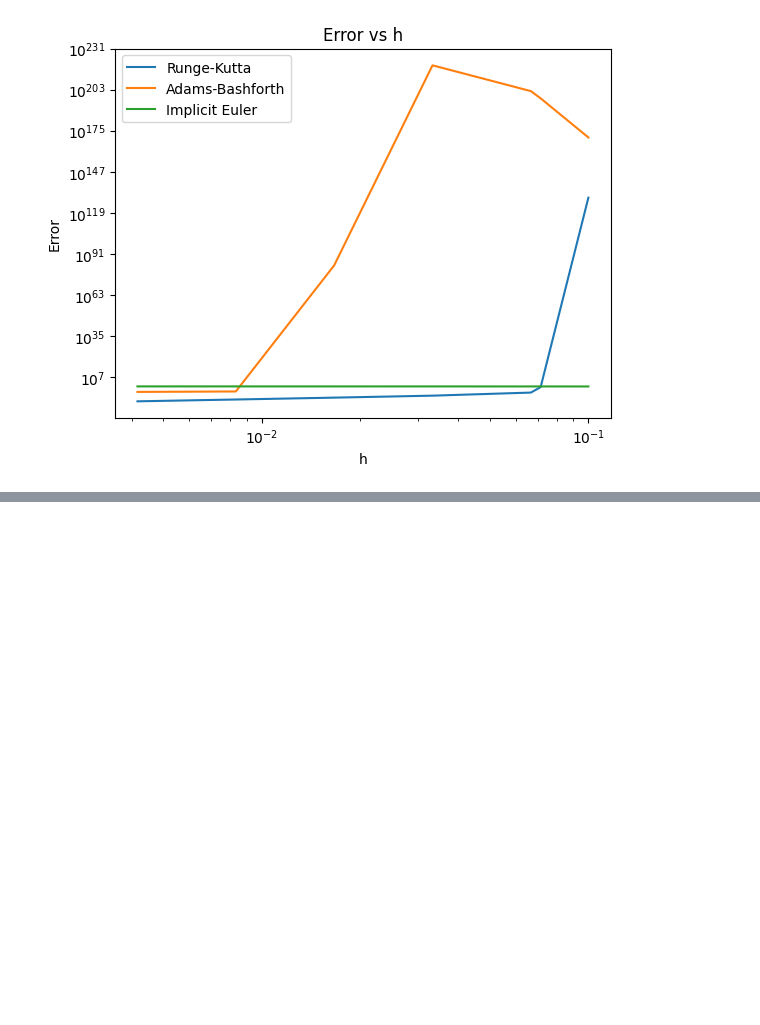
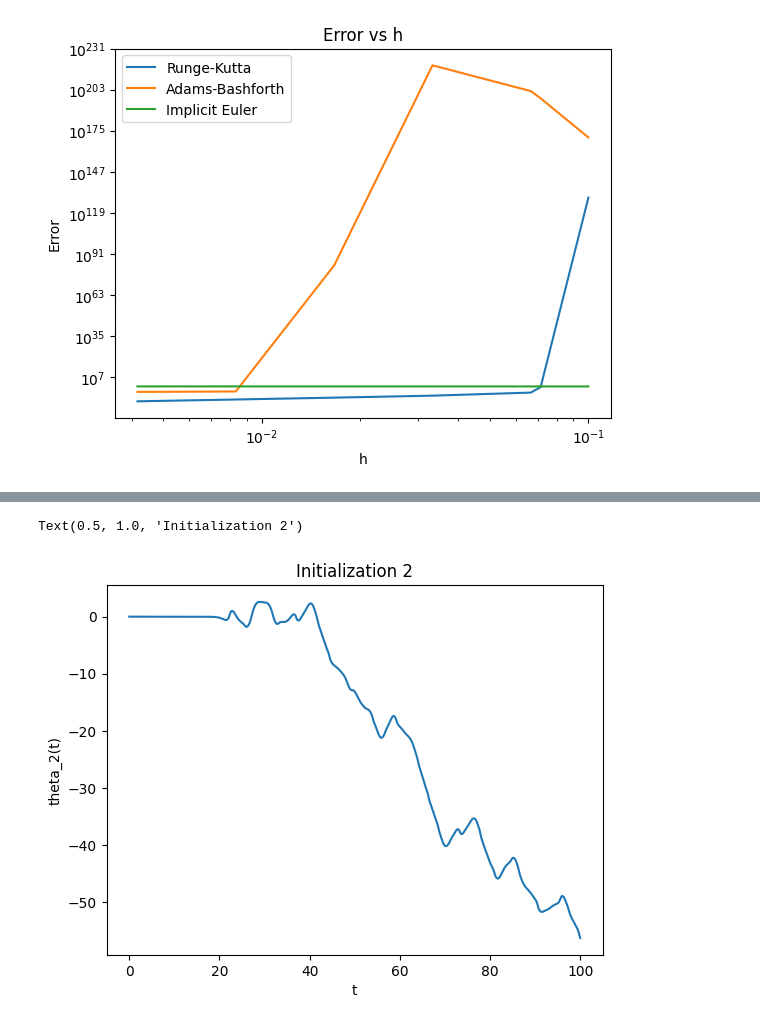
Before and after one commit to EstebanLeiva/NumericalAnalysis, a Jupyter notebook: HW8/ODEs.ipynb, the cells around one changed output, grey strips where cells are left out. Drawn from its saved outputs; the diff is of its cells as text; code cells hidden in the pictures; blank space fills up the shorter version.

```diff
--- a/HW8/ODEs.ipynb
+++ b/HW8/ODEs.ipynb
@@ -88,0 +114,13 @@ plt.show()
+# %%
+init = [np.pi, 0, 0, 1e-10]
+y = runge_kutta(derivative, init, 0, 100, 0.05)
+t = np.arange(0, 100, 0.05)
+
+#plot the 1 component of y vs t
+plt.plot(t, y[:,1])
+plt.xlabel('t')
+plt.ylabel('theta_2(t)')
+plt.title('Initialization 2')
+# %% [output]
+Text(0.5, 1.0, 'Initialization 2')
+[figure, added]
```
Also changed, not shown: parts of 5 cells of this notebook, 7 other files.
